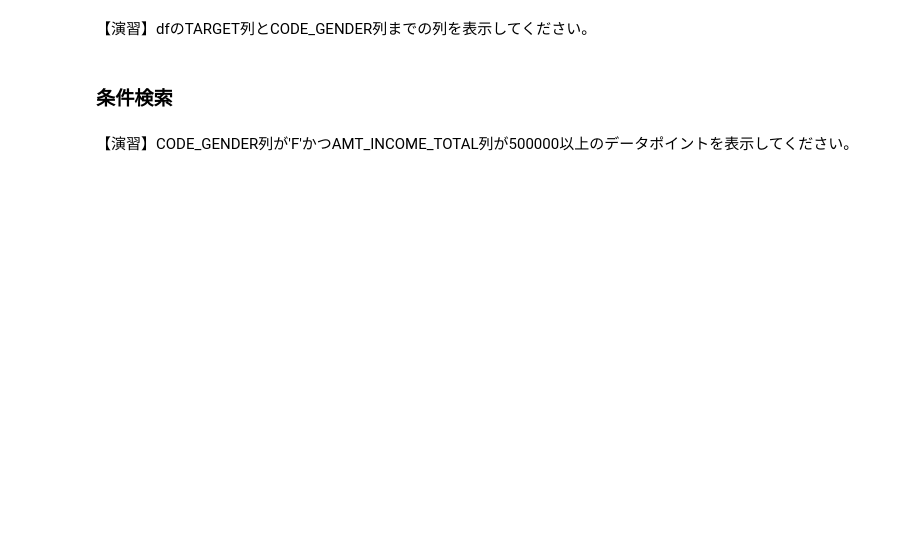
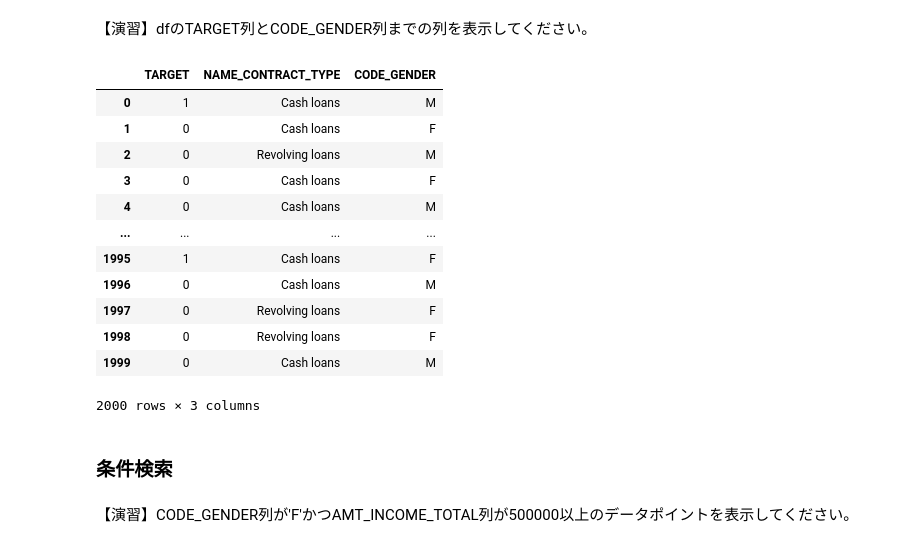
Before and after one commit to umenerineri/infovis-notebooks, a Jupyter notebook: exercise_6/pandas-review.ipynb, the cells around one changed output. Cells and saved outputs as stored; diff of their text form; code cells hidden in the pictures; blank space fills up the shorter version.

```diff
--- a/exercise_6/pandas-review.ipynb
+++ b/exercise_6/pandas-review.ipynb
@@ -164,6 +274,21 @@ df = initialize(0)
 df = initialize(0)
 # %%
 # your code goes here
+df.loc[:, "TARGET": "CODE_GENDER"]
+# %% [output]
+|  | TARGET | NAME_CONTRACT_TYPE | CODE_GENDER |
+| 0 | 1 | Cash loans | M |
+| 1 | 0 | Cash loans | F |
+| 2 | 0 | Revolving loans | M |
+| 3 | 0 | Cash loans | F |
+| 4 | 0 | Cash loans | M |
+| ... | ... | ... | ... |
+| 1995 | 1 | Cash loans | F |
+| 1996 | 0 | Cash loans | M |
+| 1997 | 0 | Revolving loans | F |
+| 1998 | 0 | Revolving loans | F |
+| 1999 | 0 | Cash loans | M |
+2000 rows × 3 columns
 # %% [markdown]
 ### 条件検索
 # %% [markdown]
```
Also changed, not shown: parts of 23 cells of this notebook, 1 other file.
